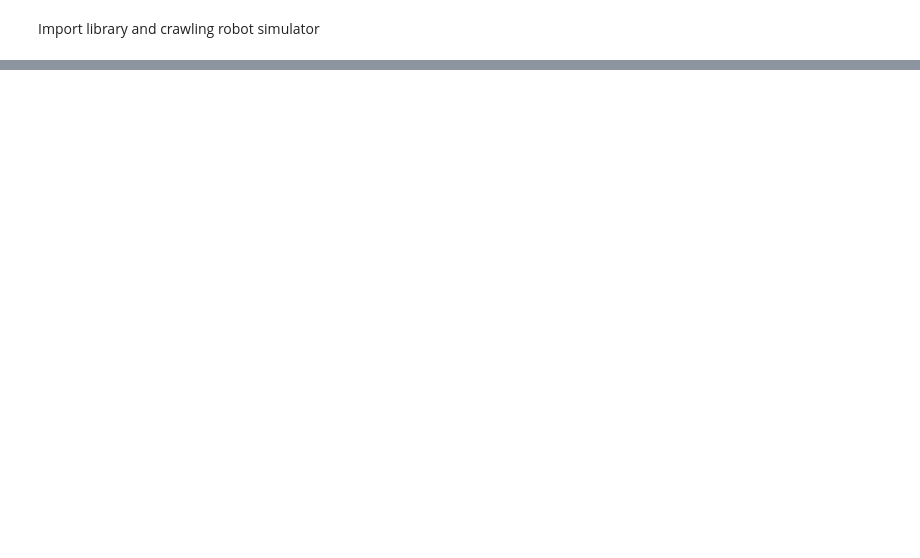
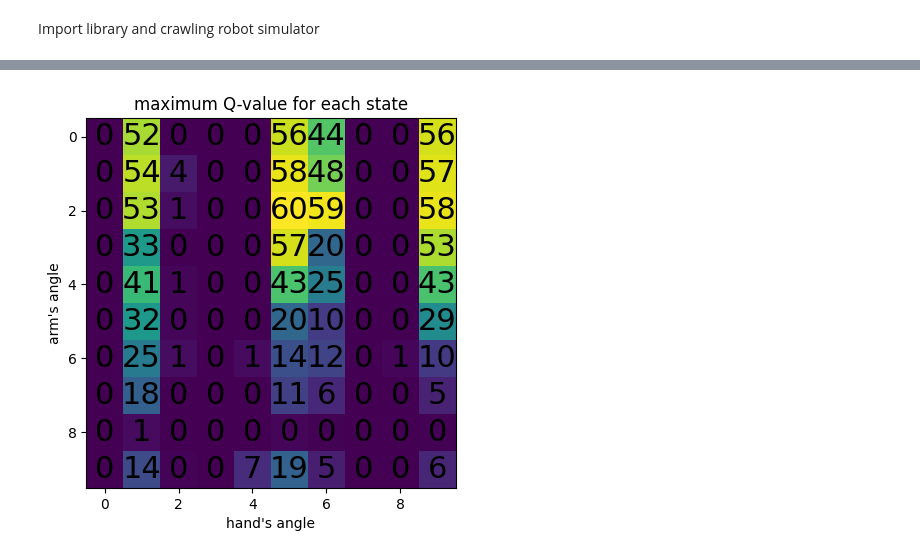
Before and after one commit to PongsiriH/IntroductionToArtificialIntelligence_iStem, a Jupyter notebook: Q-learning/Q-learning-crawlingRobot.ipynb, the cells around one changed output, grey strips where cells are left out. Cells and saved outputs as stored; diff of their text form; code cells hidden in the pictures; blank space fills up the shorter version.

```diff
--- a/Q-learning/Q-learning-crawlingRobot.ipynb
+++ b/Q-learning/Q-learning-crawlingRobot.ipynb
@@ -283,0 +329,12 @@ plt.imshow(agent.Qtable.max(axis=2), )
+# %%
+to_plot = agent.Qtable.max(axis=2)
+plt.title('maximum Q-value for each state')
+plt.imshow(to_plot)
+for (r_idx, row) in enumerate(to_plot):
+    for (c_idx, val) in enumerate(row):
+            plt.text(c_idx, r_idx, f'{int(val):.0f}', ha='center', va='center', color='black', fontsize=22)
+plt.xlabel('hand\'s angle')
+plt.ylabel('arm\'s angle')
+plt.show()
+# %% [output]
+[figure, added]
```
Also changed, not shown: parts of 14 cells of this notebook.
